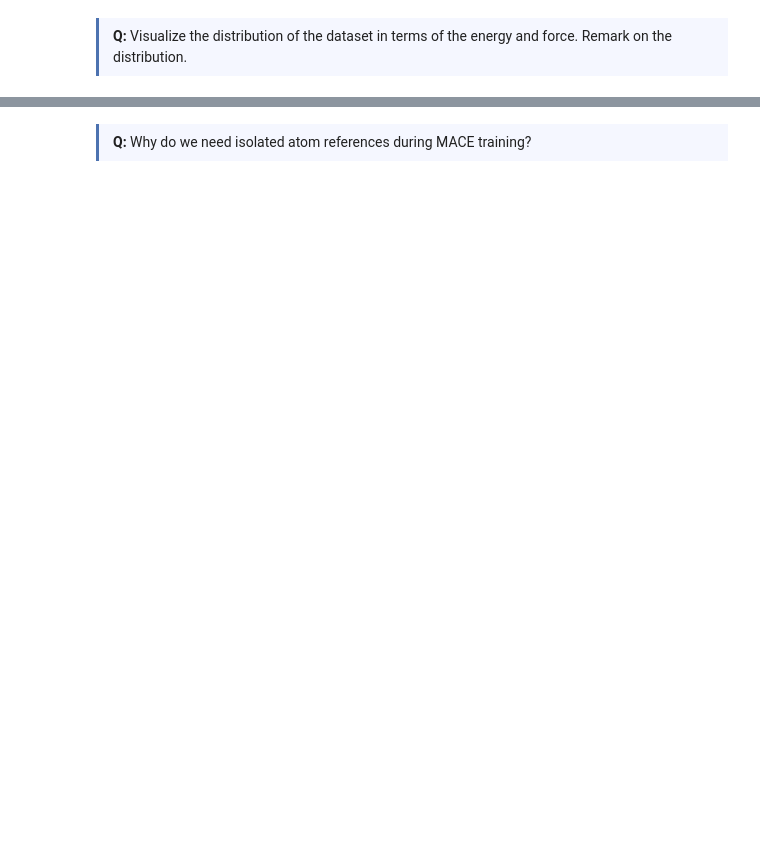
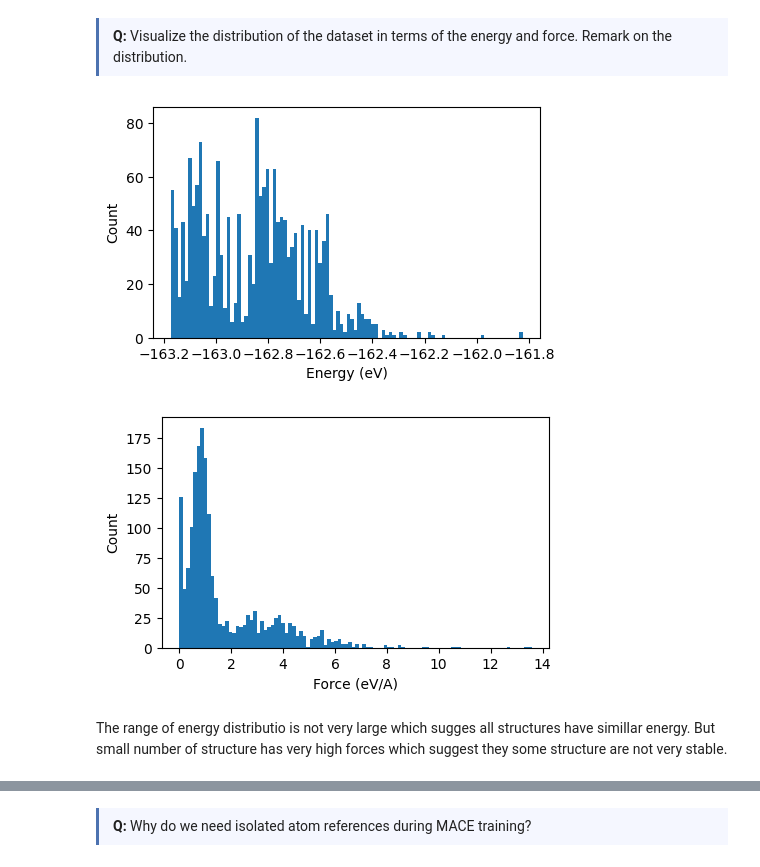
Before and after one commit to parthapaul7/.dotfiles, a Jupyter notebook: Lab1.ipynb, the cells around one changed output, grey strips where cells are left out. Saved outputs shown, nothing was run; the diff lists cells and outputs as text; code cells hidden in the pictures; blank space fills up the shorter version.

```diff
--- a/Lab1.ipynb
+++ b/Lab1.ipynb
@@ -128,3 +152,20 @@ volumes_pa = np.array([a.get_volume() / len(a) for a in all_data])
+# %%
+fig, ax = plt.subplots(figsize=(5, 3))
+ax.hist(energies_pa,bins=100)
+ax.set_xlabel('Energy (eV)')
+ax.set_ylabel('Count')
+plt.show()
+
+fig, ax = plt.subplots(figsize=(5, 3))
+ax.hist(max_forces,bins=100)
+ax.set_xlabel('Force (eV/A)')
+ax.set_ylabel('Count')
+plt.show()
+# %% [output]
+[figure, added]
+[figure, added]
+# %% [markdown]
+ The range of energy distributio is not very large which sugges all structures have simillar energy. But small number of structure has very high forces which suggest they some structure are not very stable.
 # %%
 # For the ease of training we are removing any structures above 100 atoms in the unit cell
 print(f"Size of the dataset before pruning structures above 100 atoms:{len(all_data)}")
```
Also changed, not shown: parts of 15 cells of this notebook.
